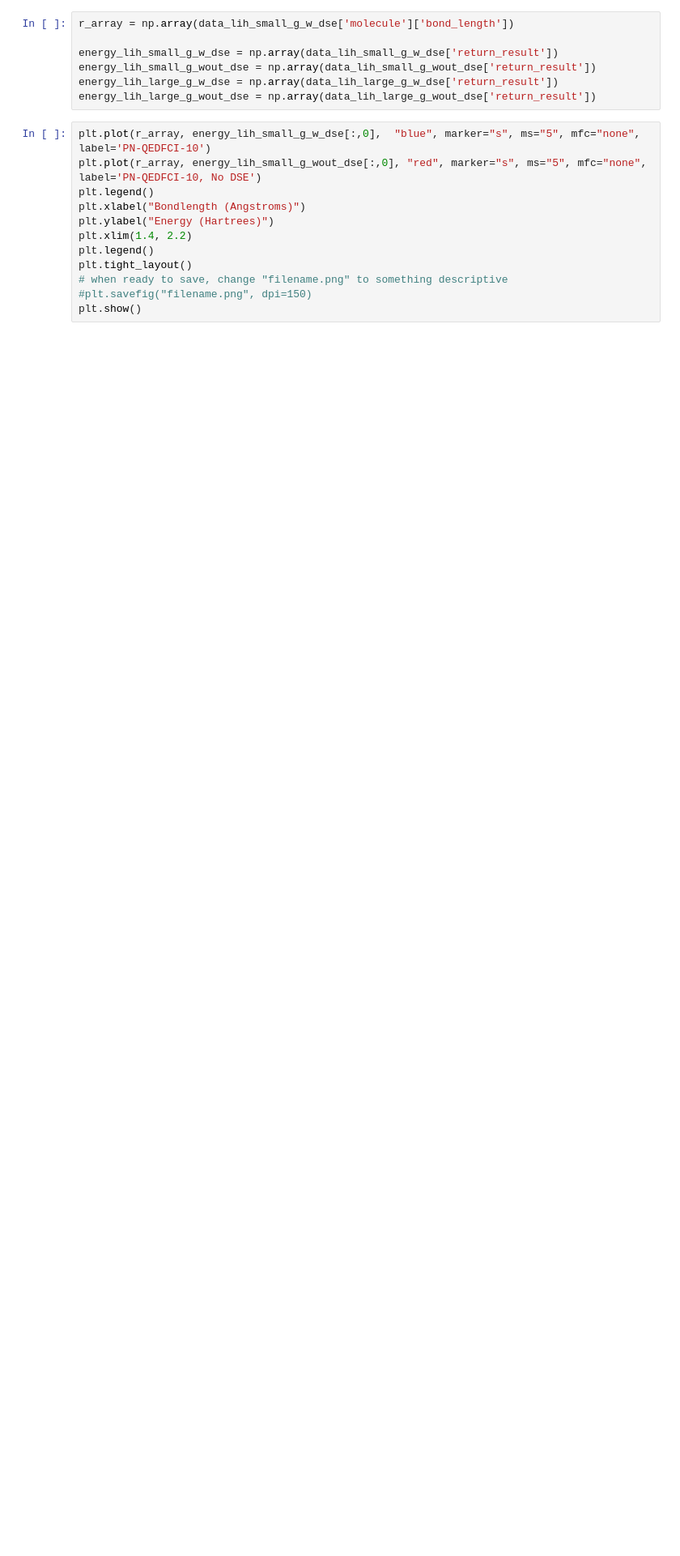
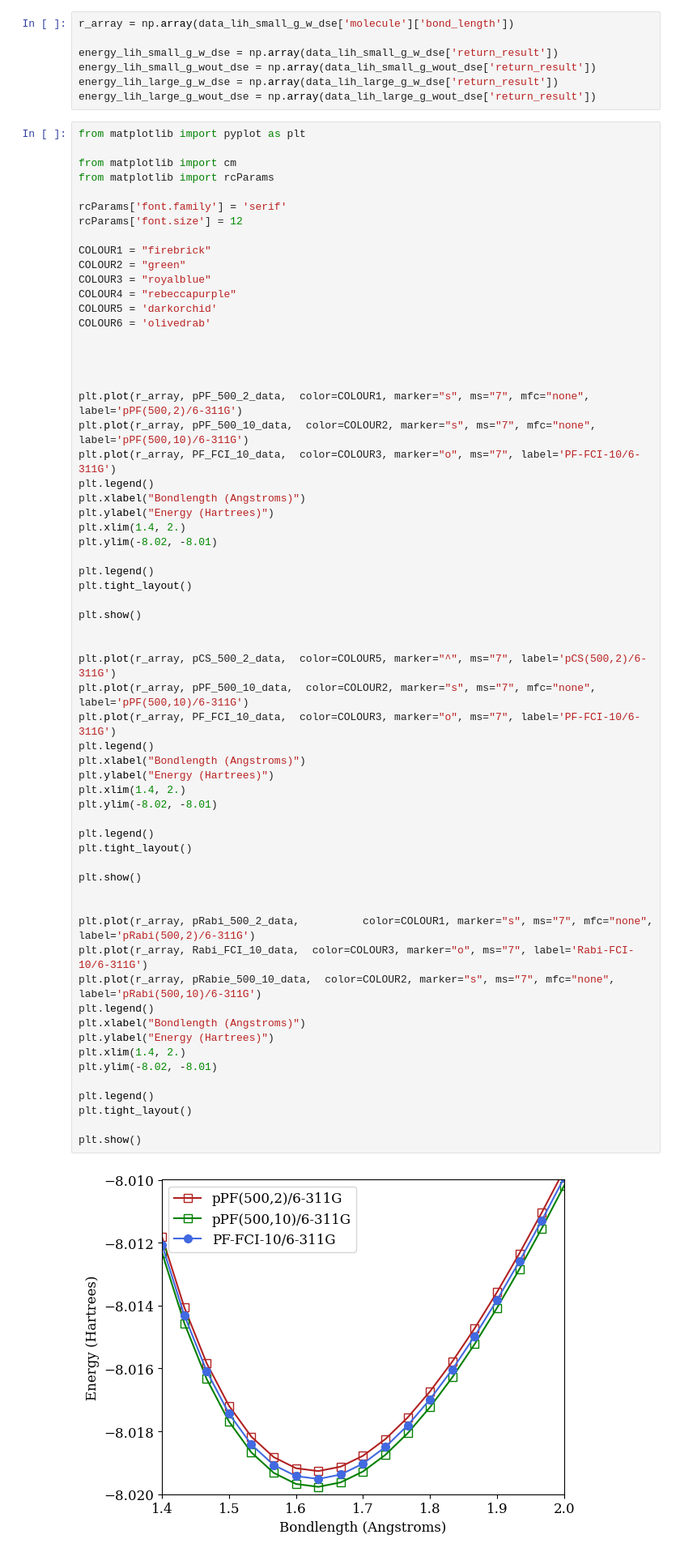
Before and after one commit to boss-bee/data_repository, a Jupyter notebook: json_scripts/lih_stretch_json_read.ipynb, the cells around one changed output. Shown: that part at 81% size. Drawn from its saved outputs; the diff is of its cells as text; blank space fills up the shorter version.

```diff
--- a/json_scripts/lih_stretch_json_read.ipynb
+++ b/json_scripts/lih_stretch_json_read.ipynb
@@ -30,14 +30,66 @@ energy_lih_small_g_wout_dse = np.array(data_lih_small_g_wout_dse['return_result'
 energy_lih_large_g_w_dse = np.array(data_lih_large_g_w_dse['return_result'])
 energy_lih_large_g_wout_dse = np.array(data_lih_large_g_wout_dse['return_result'])
 # %%
-plt.plot(r_array, energy_lih_small_g_w_dse[:,0],  "blue", marker="s", ms="5", mfc="none", label='PN-QEDFCI-10')
-plt.plot(r_array, energy_lih_small_g_wout_dse[:,0], "red", marker="s", ms="5", mfc="none", label='PN-QEDFCI-10, No DSE')
+from matplotlib import pyplot as plt
+
+from matplotlib import cm
+from matplotlib import rcParams
+
+rcParams['font.family'] = 'serif'
+rcParams['font.size'] = 12
+
+COLOUR1 = "firebrick"
+COLOUR2 = "green"
+COLOUR3 = "royalblue"
+COLOUR4 = "rebeccapurple"
+COLOUR5 = 'darkorchid'
+COLOUR6 = 'olivedrab'
+
+
+
+
+plt.plot(r_array, pPF_500_2_data,  color=COLOUR1, marker="s", ms="7", mfc="none", label='pPF(500,2)/6-311G')
+plt.plot(r_array, pPF_500_10_data,  color=COLOUR2, marker="s", ms="7", mfc="none", label='pPF(500,10)/6-311G')
+plt.plot(r_array, PF_FCI_10_data,  color=COLOUR3, marker="o", ms="7", label='PF-FCI-10/6-311G')
 plt.legend()
 plt.xlabel("Bondlength (Angstroms)")
 plt.ylabel("Energy (Hartrees)")
-plt.xlim(1.4, 2.2)
+plt.xlim(1.4, 2.)
+plt.ylim(-8.02, -8.01)
+
 plt.legend()
 plt.tight_layout()
-# when ready to save, change "filename.png" to something descriptive
-#plt.savefig("filename.png", dpi=150)
+
 plt.show()
+
+
+plt.plot(r_array, pCS_500_2_data,  color=COLOUR5, marker="^", ms="7", label='pCS(500,2)/6-311G')
+plt.plot(r_array, pPF_500_10_data,  color=COLOUR2, marker="s", ms="7", mfc="none", label='pPF(500,10)/6-311G')
+plt.plot(r_array, PF_FCI_10_data,  color=COLOUR3, marker="o", ms="7", label='PF-FCI-10/6-311G')
+plt.legend()
+plt.xlabel("Bondlength (Angstroms)")
+plt.ylabel("Energy (Hartrees)")
+plt.xlim(1.4, 2.)
+plt.ylim(-8.02, -8.01)
+
+plt.legend()
+plt.tight_layout()
+
+plt.show()
+
+
+plt.plot(r_array, pRabi_500_2_data,          color=COLOUR1, marker="s", ms="7", mfc="none", label='pRabi(500,2)/6-311G')
+plt.plot(r_array, Rabi_FCI_10_data,  color=COLOUR3, marker="o", ms="7", label='Rabi-FCI-10/6-311G')
+plt.plot(r_array, pRabie_500_10_data,  color=COLOUR2, marker="s", ms="7", mfc="none", label='pRabi(500,10)/6-311G')
+plt.legend()
+plt.xlabel("Bondlength (Angstroms)")
+plt.ylabel("Energy (Hartrees)")
+plt.xlim(1.4, 2.)
+plt.ylim(-8.02, -8.01)
+
+plt.legend()
+plt.tight_layout()
+
+plt.show()
+# %% [output]
+[figure, added]
```
Also changed, not shown: parts of 2 cells of this notebook, 15 other files.
